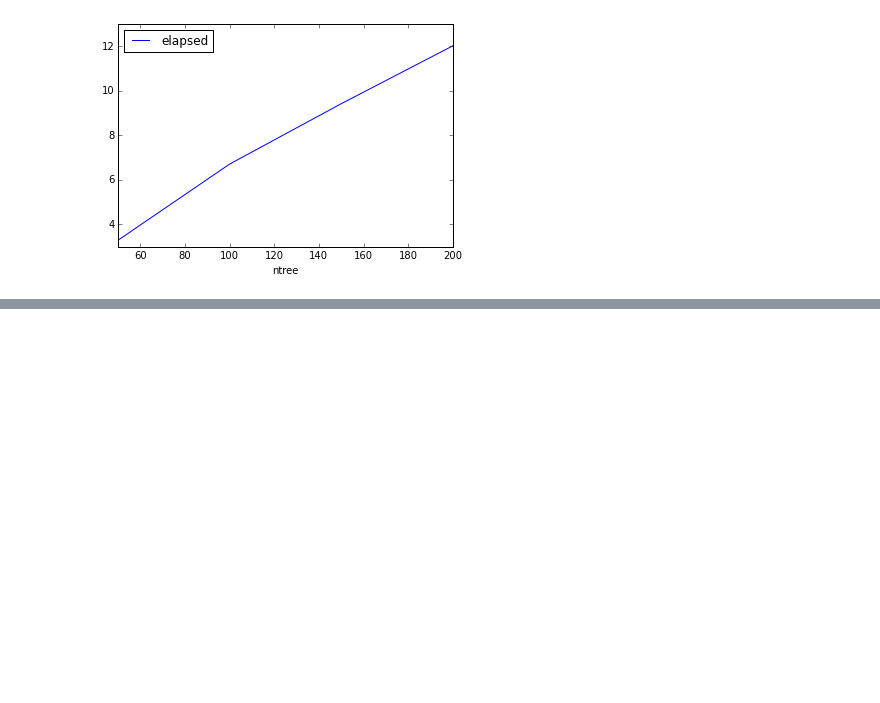
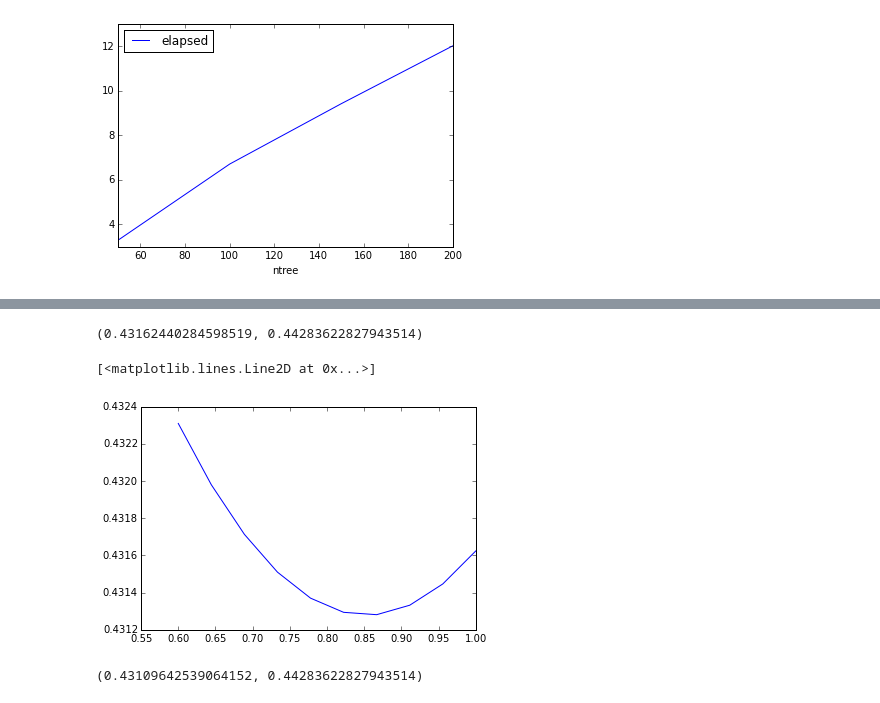
Before and after one commit to Bekbolatov/kaggle, a Jupyter notebook: events/hd/notebooks/features5_alexander.ipynb, the cells around one changed output, grey strips where cells are left out. Drawn from its saved outputs; the diff is of its cells as text; code cells hidden in the pictures; blank space fills up the shorter version.

```diff
--- a/events/hd/notebooks/features5_alexander.ipynb
+++ b/events/hd/notebooks/features5_alexander.ipynb
@@ -912,0 +1023,7 @@ a.plot(x='ntree', y='elapsed')
+# %%
+#a = pd.read_csv('forstack10et/train_forstack_Apr24_et10_10.csv')
+a = pd.read_csv('forstack30xgb/train_forstack_Apr23_xgb%02d_10.csv' % 10)
+a = idx_train.reset_index().join(a).drop('relevance', axis=1).set_index('id')
+
+a1 = pd.read_csv('forstack10et/train_forstack_Apr24_et06_10.csv')
+a1 = idx_train.reset_index().join(a1).drop('relevance', axis=1).set_index('id')
@@ -912,0 +1080,16 @@ a.plot(x='ntree', y='elapsed')
+# %%
+fmean_squared_error(a, idx_train.values), fmean_squared_error(a1, idx_train.values)
+# %% [output]
+(0.43162440284598519, 0.44283622827943514)
+# %%
+ps = np.linspace(0.6, 1.0, 10)
+ys = [fmean_squared_error(pd.DataFrame(a).join(a1).apply(lambda r: r['alldata_forstack_Apr23_xgb10']*p + r['alldata_forstack_Apr24_et06']*(1.0-p), axis=1), idx_train.values) for p in ps]
+# %%
+plt.plot(ps, ys)
+# %% [output]
+[<matplotlib.lines.Line2D at 0x...>]
+[figure, added]
+# %%
+fmean_squared_error(am, idx_train.values), fmean_squared_error(a1, idx_train.values)
+# %% [output]
+(0.43109642539064152, 0.44283622827943514)
```
Also changed, not shown: parts of 28 cells of this notebook, 2 other files.
